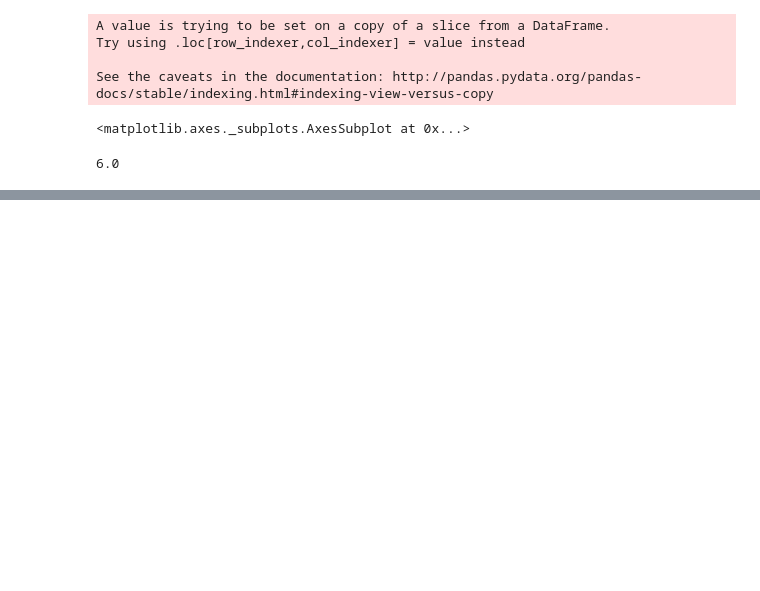
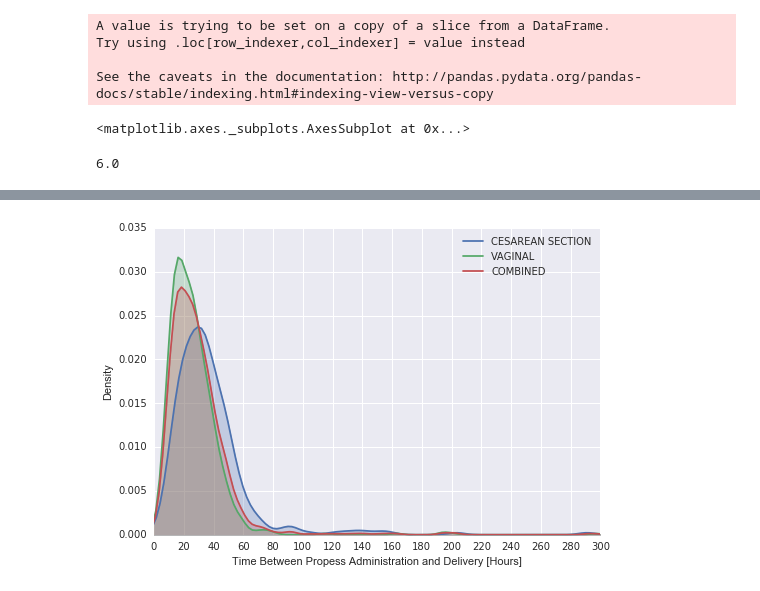
Before and after one commit to jzhao0802/ferring, a Jupyter notebook: 00_raw_data_processing/05_explore_merged_data.ipynb, the cells around one changed output, grey strips where cells are left out. Cells and saved outputs as stored; diff of their text form; code cells hidden in the pictures; blank space fills up the shorter version.

```diff
--- a/00_raw_data_processing/05_explore_merged_data.ipynb
+++ b/00_raw_data_processing/05_explore_merged_data.ipynb
@@ -145,0 +177,24 @@ df['BS_BASELINE'].max()
+# %%
+time_delta = pd.to_datetime(df['DD_DELIVERY_TIME']) - pd.to_datetime(df['EX_START_TIME'] )
+# %%
+import numpy as np
+import seaborn as sns
+import matplotlib.pyplot as plt
+import matplotlib.ticker as ticker
+plt.clf()
+
+time_del_hours = (time_delta/ np.timedelta64(1, 'h'))
+df['admin_time_delta'] = time_del_hours
+#df[['admin_time_delta', 'DD_DELIVERY_METHOD']].groupby('DD_DELIVERY_METHOD').plot(kind='kde')
+sns.kdeplot(df['admin_time_delta'][df['DD_DELIVERY_METHOD'] == 'CESAREAN SECTION'], label='CESAREAN SECTION', shade=True)
+sns.kdeplot(df['admin_time_delta'][df['DD_DELIVERY_METHOD'].isin(['INSTRUMENTED VAGINAL', 'SPONTANEOUS VAGINAL'])], label='VAGINAL', shade=True)
+ax = sns.kdeplot(df['admin_time_delta'], label='COMBINED', shade=True)
+plt.xlabel('Time Between Propess Administration and Delivery [Hours]')
+plt.ylabel('Density')
+sns.plt.xlim(0,300)
+ax.xaxis.set_major_locator(ticker.MultipleLocator(20))
+ax.xaxis.set_major_formatter(ticker.ScalarFormatter())
+#plt.show()
+plt.savefig('F:/Projects/Ferring/results/pre_modelling/administration_delivery_time_delta_del_type.png')
+# %% [output]
+[figure, added]
```
Also changed, not shown: parts of 31 cells of this notebook, 3 other files.
